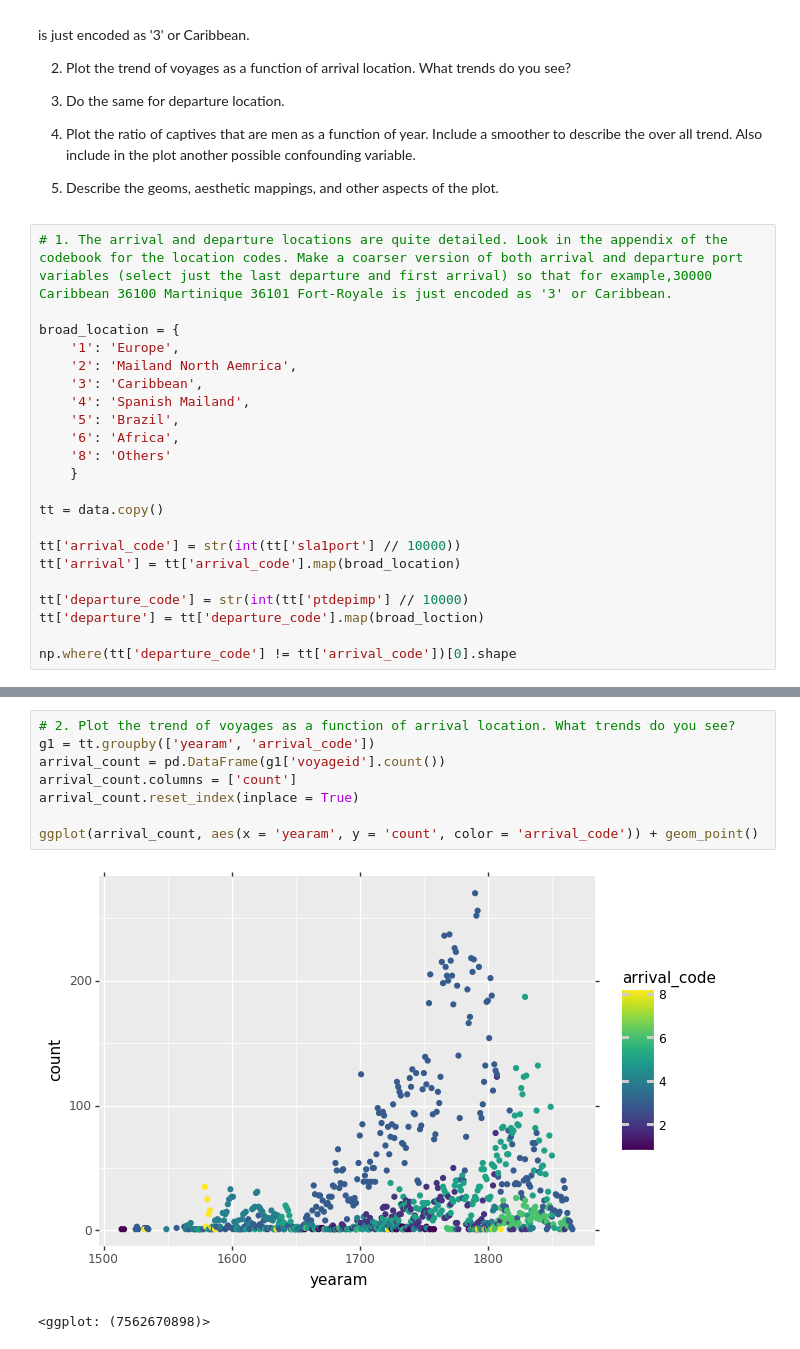
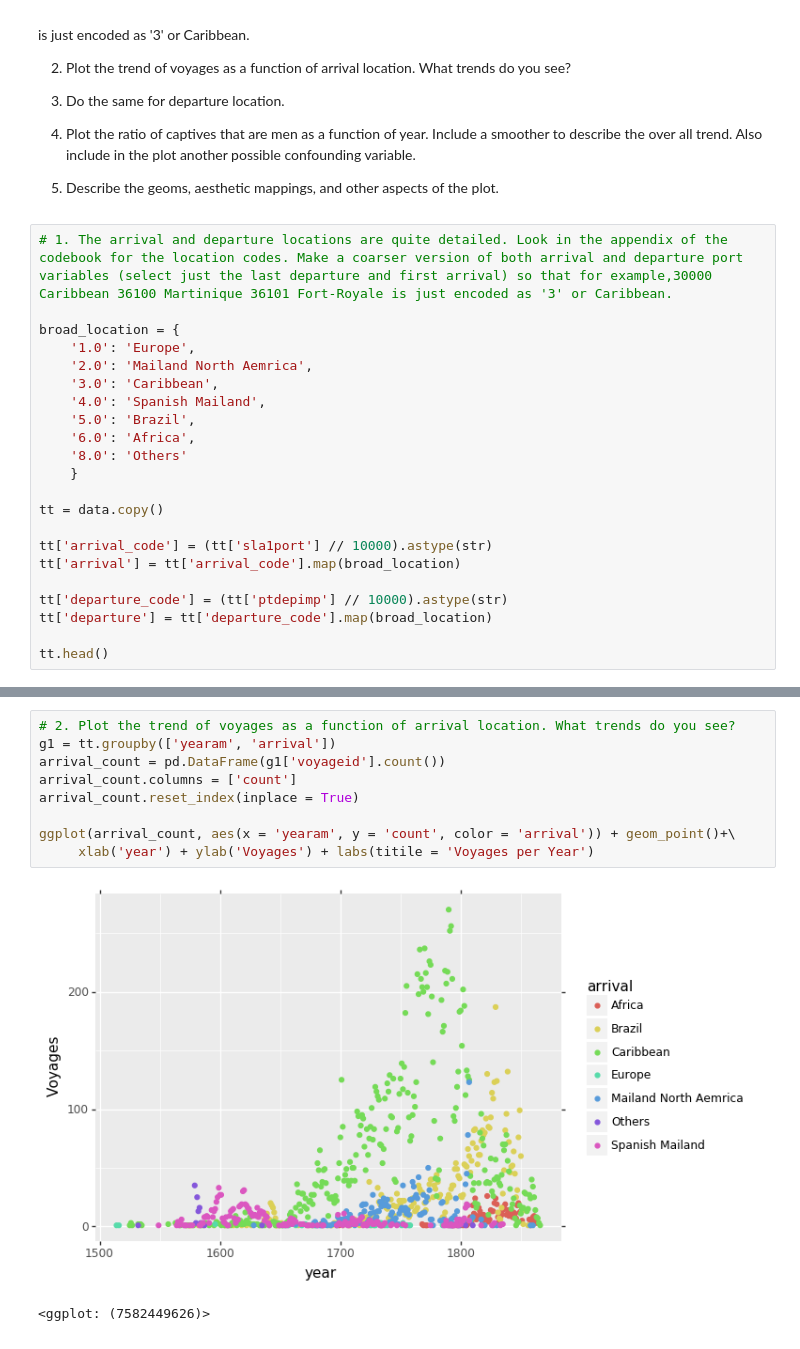
Before and after one commit to RyanYin04/MachineLearningPractice, a Jupyter notebook: 220_midterm/midterm.ipynb, the cells around one changed output, grey strips where cells are left out. Saved outputs shown, nothing was run; the diff lists cells and outputs as text.

```diff
--- a/220_midterm/midterm.ipynb
+++ b/220_midterm/midterm.ipynb
@@ -439,22 +439,22 @@ is just encoded as '3' or Caribbean.
 # 1. The arrival and departure locations are quite detailed. Look in the appendix of the codebook for the location codes. Make a coarser version of both arrival and departure port variables (select just the last departure and first arrival) so that for example,30000 Caribbean 36100 Martinique 36101 Fort-Royale is just encoded as '3' or Caribbean.
 
 broad_location = {
-    '1': 'Europe',
-    '2': 'Mailand North Aemrica',
-    '3': 'Caribbean',
-    '4': 'Spanish Mailand',
-    '5': 'Brazil',
-    '6': 'Africa',
-    '8': 'Others'
+    '1.0': 'Europe',
+    '2.0': 'Mailand North Aemrica',
+    '3.0': 'Caribbean',
+    '4.0': 'Spanish Mailand',
+    '5.0': 'Brazil',
+    '6.0': 'Africa',
+    '8.0': 'Others'
     }
 
 tt = data.copy()
 
-tt['arrival_code'] = str(int(tt['sla1port'] // 10000))
+tt['arrival_code'] = (tt['sla1port'] // 10000).astype(str)
 tt['arrival'] = tt['arrival_code'].map(broad_location)
 
-tt['departure_code'] = str(int(tt['ptdepimp'] // 10000)
-tt['departure'] = tt['departure_code'].map(broad_loction)
+tt['departure_code'] = (tt['ptdepimp'] // 10000).astype(str)
+tt['departure'] = tt['departure_code'].map(broad_location)
 
-np.where(tt['departure_code'] != tt['arrival_code'])[0].shape
+tt.head()
 # %% [output]
@@ -486,11 +468,12 @@ Name: arrival_code, Length: 34941, dtype: float64
 # %%
 # 2. Plot the trend of voyages as a function of arrival location. What trends do you see?
-g1 = tt.groupby(['yearam', 'arrival_code'])
+g1 = tt.groupby(['yearam', 'arrival'])
 arrival_count = pd.DataFrame(g1['voyageid'].count())
 arrival_count.columns = ['count']
 arrival_count.reset_index(inplace = True)
 
-ggplot(arrival_count, aes(x = 'yearam', y = 'count', color = 'arrival_code')) + geom_point()
+ggplot(arrival_count, aes(x = 'yearam', y = 'count', color = 'arrival')) + geom_point()+\
+     xlab('year') + ylab('Voyages') + labs(titile = 'Voyages per Year')
 # %% [output]
-[figure, old version]
+[figure, new version]
-<ggplot: (7562670898)>
+<ggplot: (7582449626)>
```
Also changed, not shown: parts of 4 cells of this notebook.
